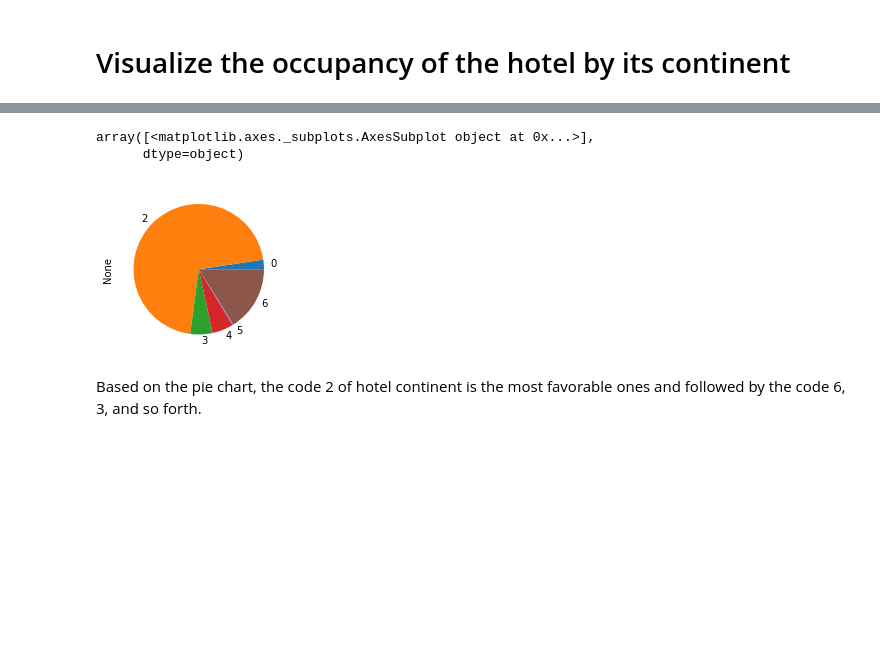
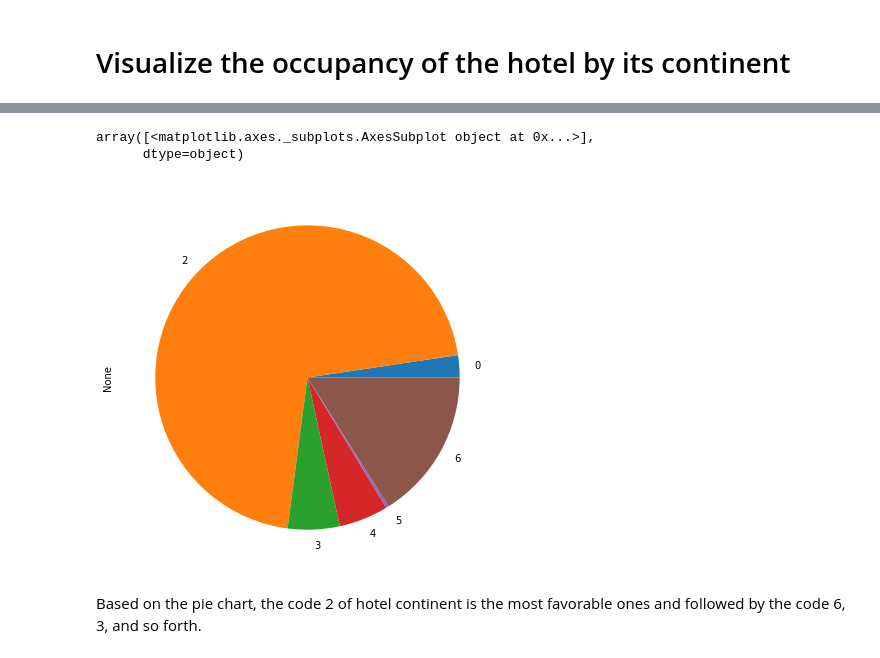
Before and after one commit to aryokorico/Expedia_hotel_EDA, a Jupyter notebook: Expedia_EDA.ipynb, the cells around one changed output, grey strips where cells are left out. Saved outputs shown, nothing was run; the diff lists cells and outputs as text; code cells hidden in the pictures; blank space fills up the shorter version.

```diff
--- a/Expedia_EDA.ipynb
+++ b/Expedia_EDA.ipynb
@@ -119,11 +119,11 @@ py.iplot(fig)
 # %%
 df = test.groupby(['hotel_continent']).size()
 
-df.plot.pie(subplots=True,figsize=(8, 3))
+df.plot.pie(subplots=True,figsize=(20, 7))
 # %% [output]
 array([<matplotlib.axes._subplots.AxesSubplot object at 0x...>],
       dtype=object)
-[figure, old version]
+[figure, new version]
 # %% [markdown]
 Based on the pie chart, the code 2 of hotel continent is the most favorable ones and followed by the code 6, 3, and so forth.
 # %% [markdown]
```
